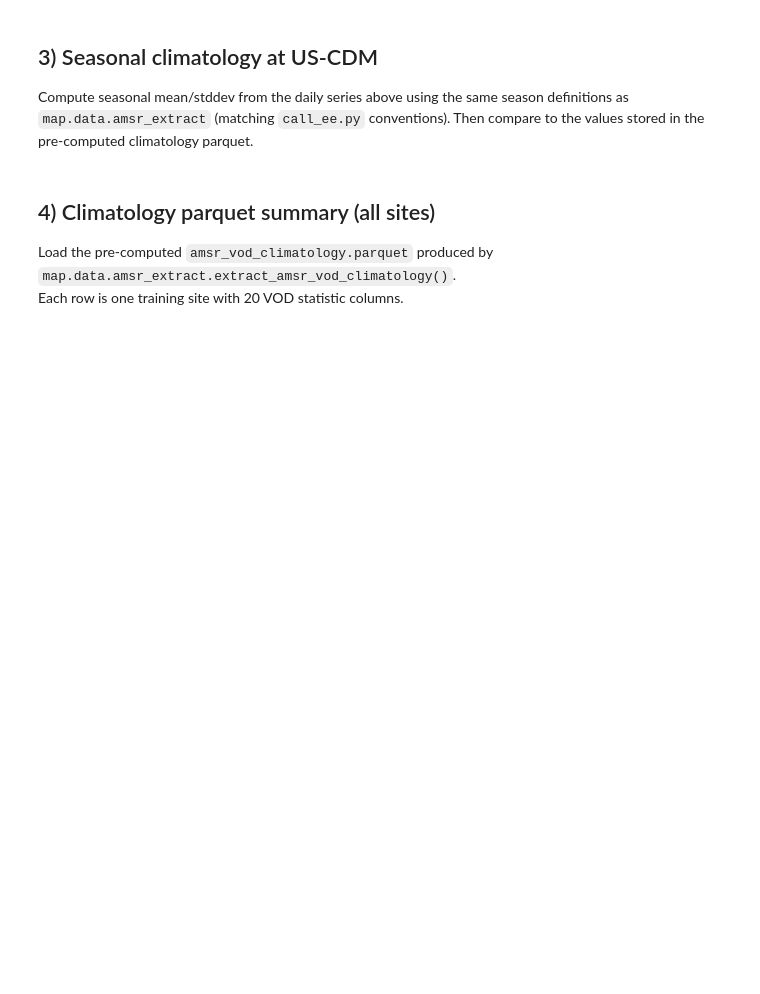
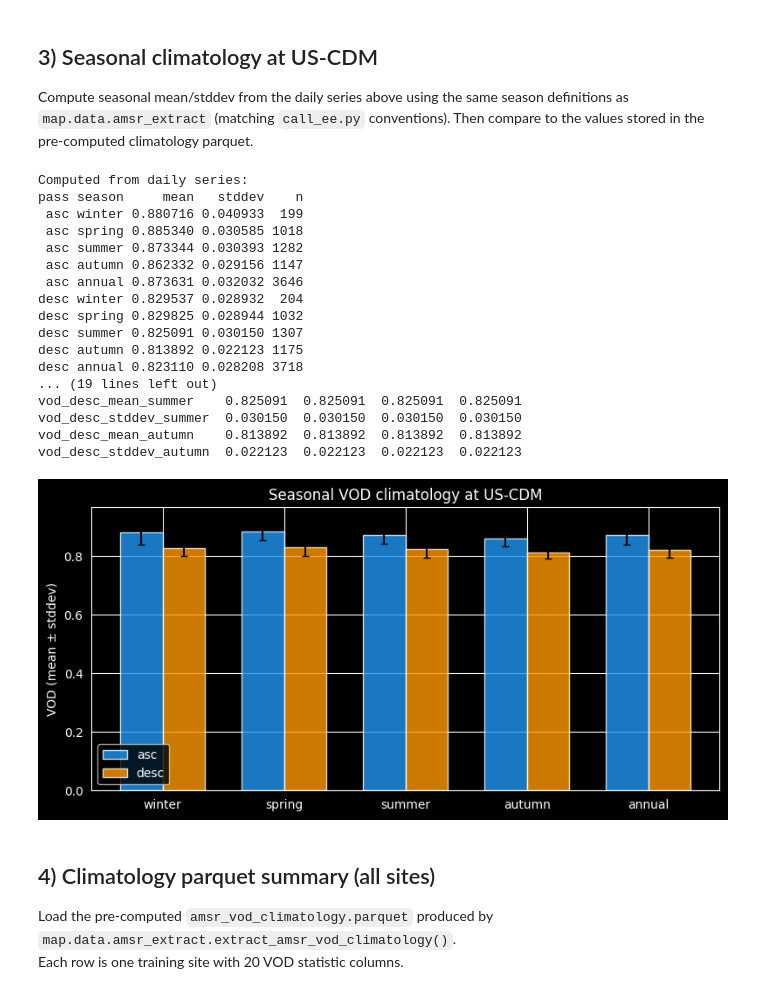
Before and after one commit to dgketchum/swap-stress, a Jupyter notebook: notebooks/03_amsr_vod.ipynb, the cells around one changed output. Cells and saved outputs as stored; diff of their text form; code cells hidden in the pictures; blank space fills up the shorter version.

```diff
--- a/notebooks/03_amsr_vod.ipynb
+++ b/notebooks/03_amsr_vod.ipynb
@@ -259,7 +288,7 @@ print(clim_df.to_string(index=False))
 # Compare to pre-computed parquet
 if os.path.exists(VOD_CLIM_PATH):
     pq = pd.read_parquet(VOD_CLIM_PATH)
-    cdm_row = pq[pq["sample_id"].str.startswith(f"reesh_{SITE_ID}")]
+    cdm_row = pq[pq["sample_id"].astype(str).str.startswith(f"reesh_{site_key}")]
     if len(cdm_row):
         print(f"\nPre-computed parquet ({SITE_ID}):")
         vod_cols = [c for c in cdm_row.columns if c.startswith("vod_")]
@@ -273,33 +302,52 @@ else:
 season_order = ["winter", "spring", "summer", "autumn", "annual"]
 clim_df["season"] = pd.Categorical(
     clim_df["season"], categories=season_order, ordered=True
 )
 clim_df = clim_df.sort_values(["season", "pass"])
 
 fig, ax = plt.subplots(figsize=(8, 4))
 x = np.arange(len(season_order))
 w = 0.35
 
 for i, (pass_name, color) in enumerate([("asc", "#2196F3"), ("desc", "#FF9800")]):
     sub = clim_df[clim_df["pass"] == pass_name].set_index("season").loc[season_order]
     ax.bar(
         x + i * w,
         sub["mean"],
         w,
         yerr=sub["stddev"],
         label=pass_name,
         color=color,
         alpha=0.8,
         capsize=3,
     )
 
 ax.set_xticks(x + w / 2)
 ax.set_xticklabels(season_order)
 ax.set_ylabel("VOD (mean ± stddev)")
 ax.set_title(f"Seasonal VOD climatology at {SITE_ID}")
 ax.legend()
 fig.tight_layout()
 plt.show()
+# %% [output]
+Computed from daily series:
+pass season     mean   stddev    n
+ asc winter 0.880716 0.040933  199
+ asc spring 0.885340 0.030585 1018
+ asc summer 0.873344 0.030393 1282
+ asc autumn 0.862332 0.029156 1147
+ asc annual 0.873631 0.032032 3646
+desc winter 0.829537 0.028932  204
+desc spring 0.829825 0.028944 1032
+desc summer 0.825091 0.030150 1307
+desc autumn 0.813892 0.022123 1175
+desc annual 0.823110 0.028208 3718
+... (19 lines left out)
+vod_desc_mean_summer    0.825091  0.825091  0.825091  0.825091
+vod_desc_stddev_summer  0.030150  0.030150  0.030150  0.030150
+vod_desc_mean_autumn    0.813892  0.813892  0.813892  0.813892
+vod_desc_stddev_autumn  0.022123  0.022123  0.022123  0.022123
+[figure, added]
 # %% [markdown]
 ## 4) Climatology parquet summary (all sites)
 
```
Also changed, not shown: parts of 7 cells of this notebook.
